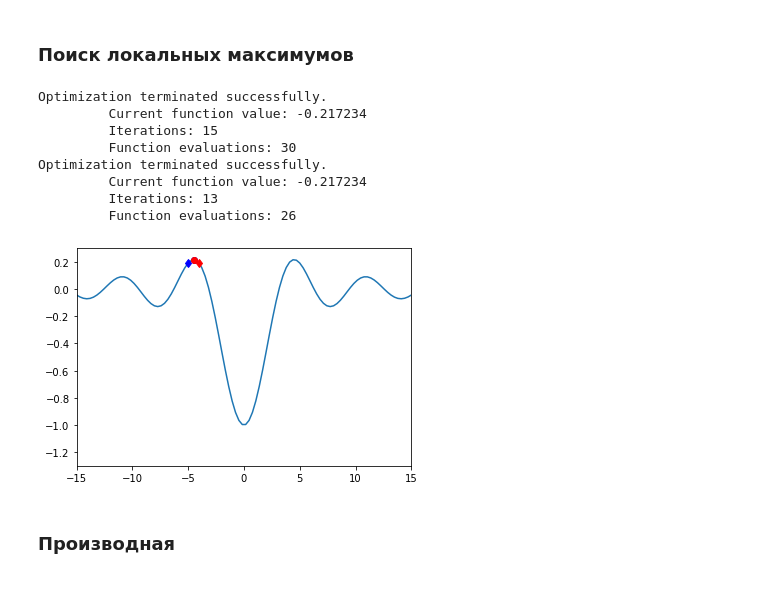
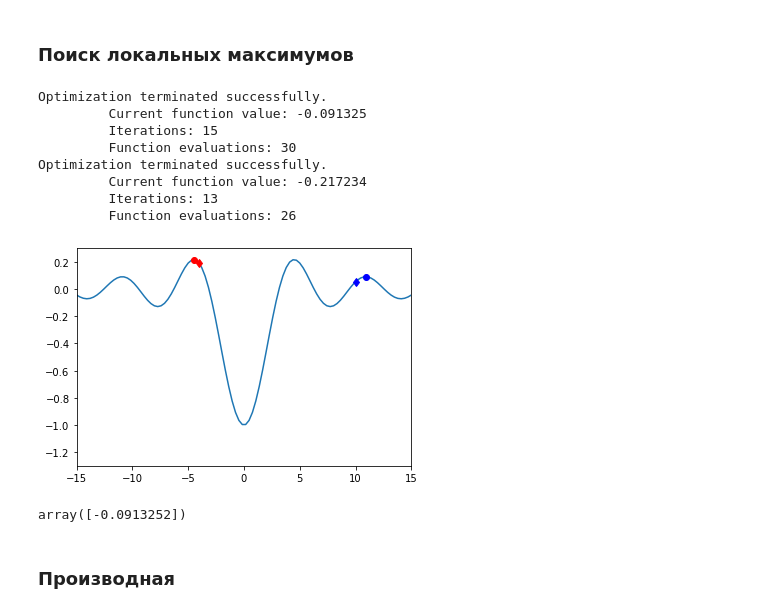
Before and after one commit to musyma/Netology-statistics, a Jupyter notebook: lecture-2.ipynb, the cells around one changed output. Cells and saved outputs as stored; diff of their text form; code cells hidden in the pictures.

```diff
--- a/lecture-2.ipynb
+++ b/lecture-2.ipynb
@@ -400,33 +400,37 @@ Optimization terminated successfully.
 # %%
 # objective function
 
-x0 = -5 # start from x = -5
+x0 = 10 # start from x = -5
 xmin0 = fmin(f_,x0)
 
 x1 = -4 # start from x = -4
 xmin1 = fmin(f_, x1)
 
 # plot the function
 x = np.linspace(-15,15,100)
 y = f(x)
 pylab.plot(x,y)
 # plot of x0 and the minimum found startin from x0
 pylab.plot(x0, f(x0), 'bd', xmin0, f(xmin0), 'bo')
 # plot of x1 and the minimum found startin from x1
 pylab.plot(x1, f(x1), 'rd', xmin1, f(xmin1), 'ro')
 
 pylab.axis([-15,15,-1.3,0.3])
 pylab.show()
 # %% [output]
 Optimization terminated successfully.
-         Current function value: -0.217234
+         Current function value: -0.091325
          Iterations: 15
          Function evaluations: 30
 Optimization terminated successfully.
          Current function value: -0.217234
          Iterations: 13
          Function evaluations: 26
-[figure, old version]
+[figure, new version]
+# %%
+f_(xmin0)
+# %% [output]
+array([-0.0913252])
 # %% [markdown]
 ### Производная
 # %%
```
Also changed, not shown: parts of 17 cells of this notebook.
